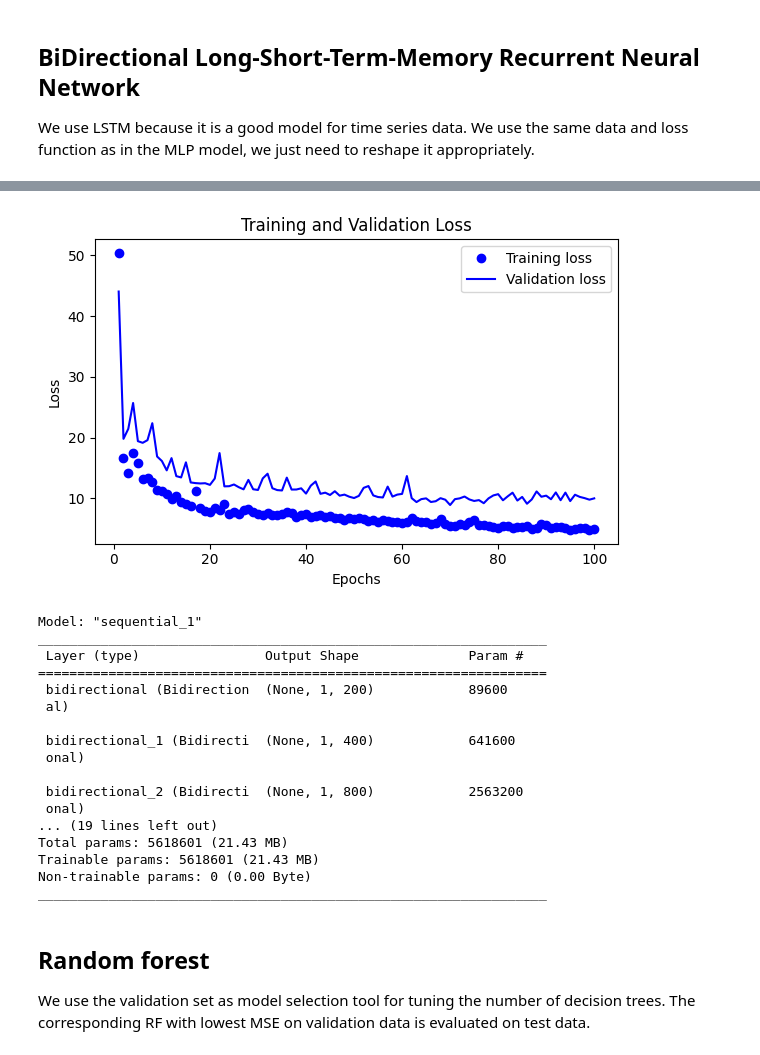
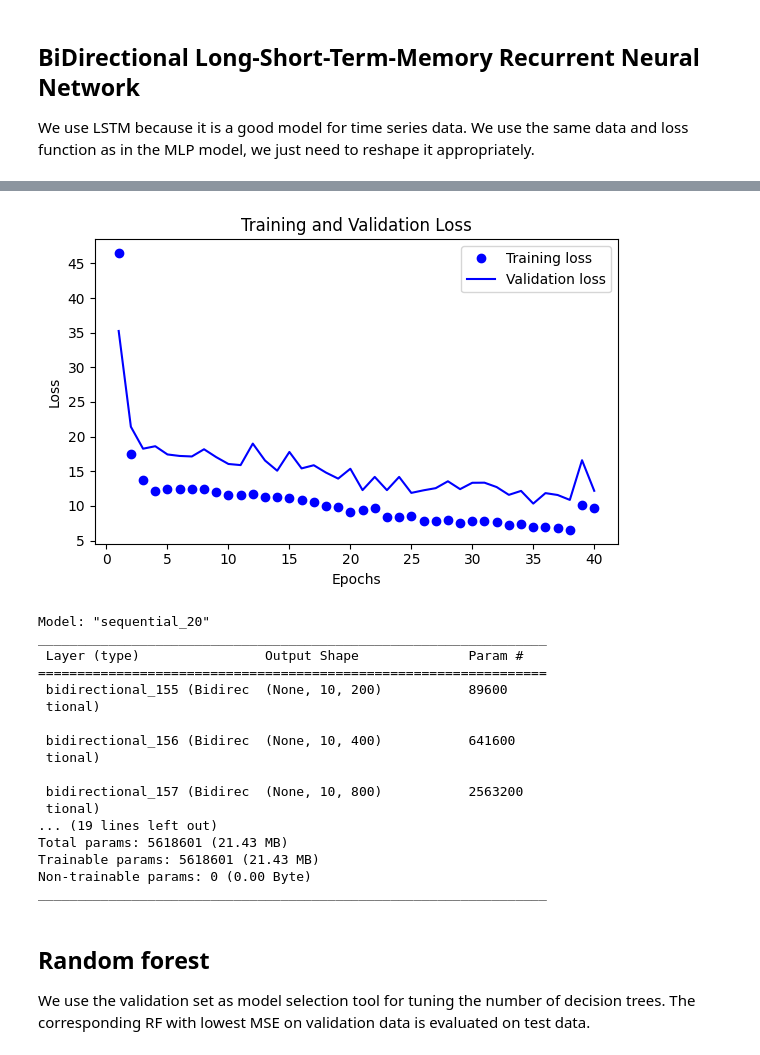
Before and after one commit to Danielwohlr/food-delivery-time-series, a Jupyter notebook: analysis.ipynb, the cells around one changed output, grey strips where cells are left out. Drawn from its saved outputs; the diff is of its cells as text; code cells hidden in the pictures.

Commit message:
edited LSTM, process sequences of different length

```diff
--- a/analysis.ipynb
+++ b/analysis.ipynb
@@ -536,31 +536,48 @@ _________________________________________________________________
 ## BiDirectional Long-Short-Term-Memory Recurrent Neural Network
 
 We use LSTM because it is a good model for time series data. We use the same data and loss function as in the MLP model, we just need to reshape it appropriately.
+# %%
+# define sequences for LSTM, set sequence_length to the number of previous observations you want to take into account when predicting next value
+def create_sequences(data, targets, sequence_length):
+    xs = []
+    ys = []
+    for i in range(len(data) - sequence_length + 1):  # Adjust to not lose the last data point
+        x = data[i:(i + sequence_length), :]
+        xs.append(x)
+        if targets is not None:
+            ys.append(targets[i + sequence_length - 1])  # Assuming targets are aligned and we predict the next value
+    return np.array(xs), np.array(ys)
+
+# Example usage:
+sequence_length = 10
+X_RNN_train_scaled, y_train_seq = create_sequences(X_train_scaled, y_train, sequence_length)
+X_RNN_test_scaled, y_test_seq = create_sequences(X_test_scaled, y_test, sequence_length)
+X_RNN_val_scaled, y_val_seq = create_sequences(X_val_scaled, y_val, sequence_length)
 # %%
-X_RNN_train_scaled = np.array(X_train_scaled).reshape((X_train_scaled.shape[0], 1, X_train_scaled.shape[1]))
-X_RNN_test_scaled = np.array(X_test_scaled).reshape((X_test_scaled.shape[0], 1, X_test_scaled.shape[1]))
-X_RNN_val_scaled = np.array(X_val_scaled).reshape((X_val_scaled.shape[0], 1, X_val_scaled.shape[1]))
+#X_RNN_train_scaled = np.array(X_train_scaled).reshape((X_train_scaled.shape[0], sequence_length, X_train_scaled.shape[sequence_length]))
+#X_RNN_test_scaled = np.array(X_test_scaled).reshape((X_test_scaled.shape[0], sequence_length, X_test_scaled.shape[sequence_length]))
+#X_RNN_val_scaled = np.array(X_val_scaled).reshape((X_val_scaled.shape[0], sequence_length, X_val_scaled.shape[sequence_length]))
 # Define the RNN model
 rnn_model = tf.keras.models.Sequential([
-    tf.keras.layers.Bidirectional(tf.keras.layers.LSTM(100, activation='relu',return_sequences=True), input_shape=(1, X_RNN_train_scaled.shape[2])),
-    tf.keras.layers.Bidirectional(tf.keras.layers.LSTM(200, activation='relu',return_sequences=True), input_shape=(1, X_RNN_train_scaled.shape[2])),
-    tf.keras.layers.Bidirectional(tf.keras.layers.LSTM(400, activation='relu',return_sequences=True), input_shape=(1, X_RNN_train_scaled.shape[2])),
-    tf.keras.layers.Bidirectional(tf.keras.layers.LSTM(200, activation='relu',return_sequences=True), input_shape=(1, X_RNN_train_scaled.shape[2])),
-    tf.keras.layers.Bidirectional(tf.keras.layers.LSTM(100, activation='relu',return_sequences=True), input_shape=(1, X_RNN_train_scaled.shape[2])),
-    tf.keras.layers.Bidirectional(tf.keras.layers.LSTM(25, activation='relu',return_sequences=True), input_shape=(1, X_RNN_train_scaled.shape[2])),
-    tf.keras.layers.Bidirectional(tf.keras.layers.LSTM(75, activation='relu',return_sequences=True), input_shape=(1, X_RNN_train_scaled.shape[2])),
+    tf.keras.layers.Bidirectional(tf.keras.layers.LSTM(100, activation='relu',return_sequences=True), input_shape=(sequence_length, X_RNN_train_scaled.shape[2])),
+    tf.keras.layers.Bidirectional(tf.keras.layers.LSTM(200, activation='relu',return_sequences=True)),
+    tf.keras.layers.Bidirectional(tf.keras.layers.LSTM(400, activation='relu',return_sequences=True)),
+    tf.keras.layers.Bidirectional(tf.keras.layers.LSTM(200, activation='relu',return_sequences=True)),
+    tf.keras.layers.Bidirectional(tf.keras.layers.LSTM(100, activation='relu',return_sequences=True)),
+    tf.keras.layers.Bidirectional(tf.keras.layers.LSTM(25, activation='relu',return_sequences=True)),
+    tf.keras.layers.Bidirectional(tf.keras.layers.LSTM(75, activation='relu',return_sequences=True)),
     tf.keras.layers.Bidirectional(tf.keras.layers.LSTM(100, activation='relu')),
     tf.keras.layers.Dense(1)
 ])
 
-# Compile the model
+
 rnn_model.compile(optimizer='adam', loss='mean_squared_error')
 
-# Train the model (40 mins on CPU)
-history_rnn =rnn_model.fit(X_RNN_train_scaled, y_train, epochs=100, batch_size=32, validation_data=(X_RNN_val_scaled, y_val), verbose=1)
+# Make sure to use y_train_seq, y_test_seq, and y_val_seq for fitting and evaluation
+history_rnn = rnn_model.fit(X_RNN_train_scaled, y_train_seq, epochs=40, batch_size=32, validation_data=(X_RNN_val_scaled, y_val_seq), verbose=1)
 
-# Evaluate the model
-rnn_test_loss = rnn_model.evaluate(X_RNN_test_scaled, y_test)
+rnn_test_loss = rnn_model.evaluate(X_RNN_test_scaled, y_test_seq)
+print(f"Test MSE: {rnn_test_loss}")
 print(f"Test MSE: {rnn_test_loss}")
 plot_test_loss(history_rnn)
 rnn_model.summary()
@@ -585,16 +602,16 @@ Test MSE: 9.953484535217285
-[figure, old version]
+[figure, new version]
-Model: "sequential_1"
+Model: "sequential_20"
 _________________________________________________________________
  Layer (type)                Output Shape              Param #
 =================================================================
- bidirectional (Bidirection  (None, 1, 200)            89600
- al)
+ bidirectional_155 (Bidirec  (None, 10, 200)           89600
+ tional)
 
- bidirectional_1 (Bidirecti  (None, 1, 400)            641600
- onal)
+ bidirectional_156 (Bidirec  (None, 10, 400)           641600
+ tional)
 
- bidirectional_2 (Bidirecti  (None, 1, 800)            2563200
- onal)
+ bidirectional_157 (Bidirec  (None, 10, 800)           2563200
+ tional)
 ... (19 lines left out)
 Total params: 5618601 (21.43 MB)
 Trainable params: 5618601 (21.43 MB)
```
Also changed, not shown: parts of 2 cells of this notebook.
